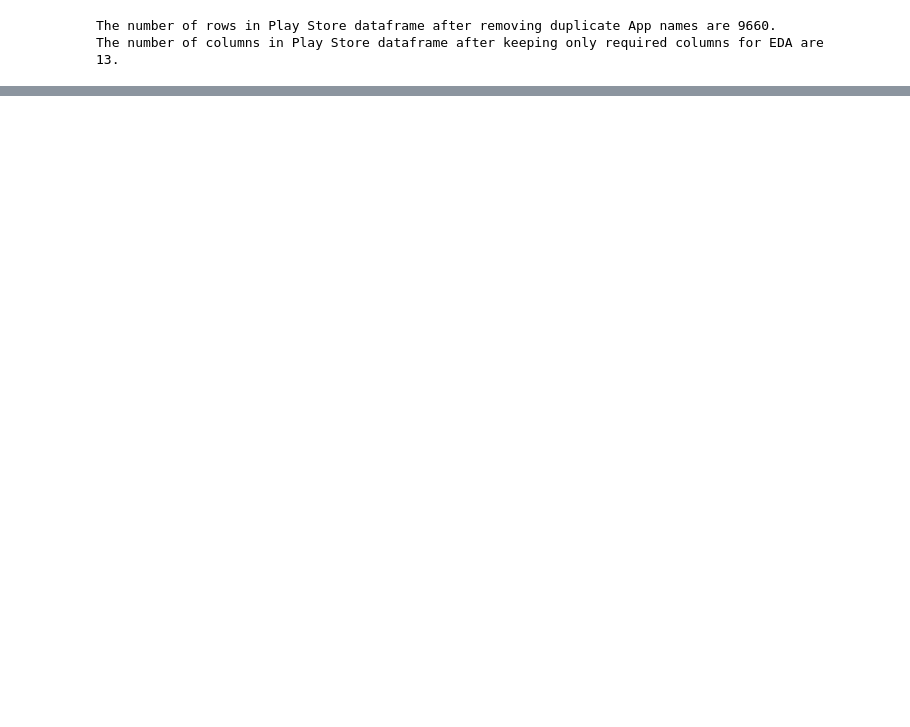
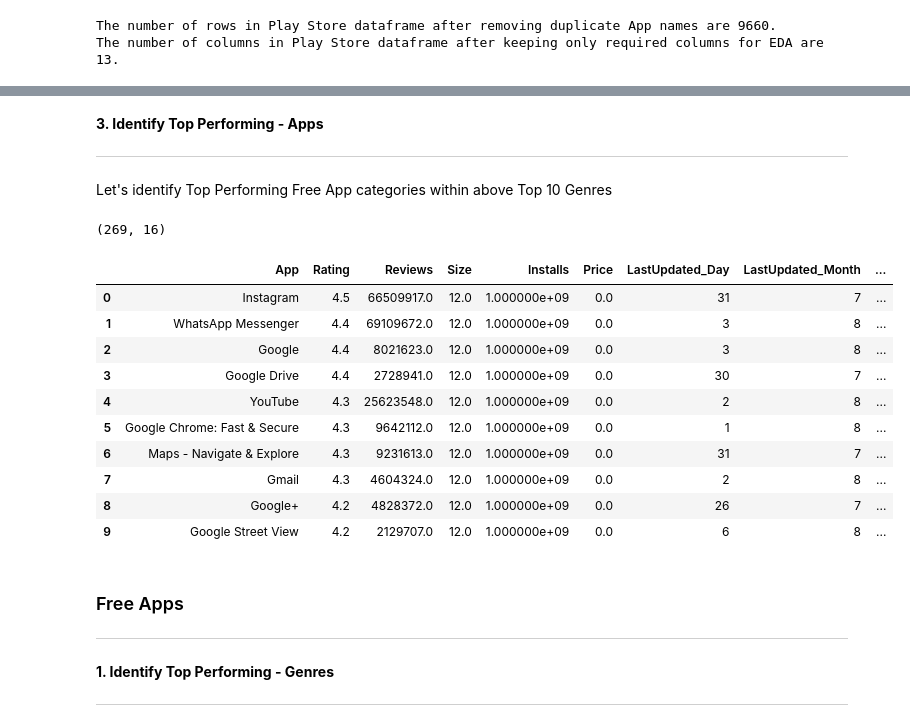
Before and after one commit to Sanddeep-K/Capstone_1_EDA_Play_Store_App_Review, a Jupyter notebook: Sandeep_K_Capstone_1_EDA_Play_Store_App_Review.ipynb, the cells around one changed output, grey strips where cells are left out. Saved outputs shown, nothing was run; the diff lists cells and outputs as text; code cells hidden in the pictures; blank space fills up the shorter version.

```diff
--- a/Sandeep_K_Capstone_1_EDA_Play_Store_App_Review.ipynb
+++ b/Sandeep_K_Capstone_1_EDA_Play_Store_App_Review.ipynb
@@ -197,0 +1311,5 @@ ps_data_df.columns = ps_data_df.columns.str.replace(' ', '_')
+# %%
+# Merging Top10 genres dataframe with base dataframe (abv_avg_free_app_data_df) to filter App data belongs to these Top10 Genres.
+
+merged_free_top10_genres_df = pd.merge(abv_avg_free_app_data_df, top10_genres_free_df1, how='inner', left_on='Genres', right_on='Genres')
+merged_free_top10_genres_df.shape
@@ -197,0 +1318,12 @@ ps_data_df.columns = ps_data_df.columns.str.replace(' ', '_')
+# %%
+# Now, we have found 269 - Above Average performing free Apps
+
+# Now, let's sort this data in below order and identify Top high performing "Categories" in Free App Business Model
+
+# top_perf_cat_free_df1 = merged_free_top10_genres_df.groupby("Category").mean().sort_values(by = ['Install','Rating','Reviews'], axis=0, ascending=[False, False, False], inplace=False)
+# top10_cat_free_df = top_perf_cat_free_df.head(10)
+# top10_cat_free_df
+
+abv_avg_free_app_data_df1 = merged_free_top10_genres_df.groupby("Category").mean().sort_values(by = ['Installs','Rating','Reviews'], axis=0, ascending=[False, False, False], inplace=False)
+top10_cat_free_df = abv_avg_free_app_data_df1.head(10)
+top10_cat_free_df
@@ -197,0 +1342,5 @@ ps_data_df.columns = ps_data_df.columns.str.replace(' ', '_')
+# %%
+# Let's get Top 10 Category names in Free Apps
+
+top10_cat_free_df1 = top10_cat_free_df.iloc[0:,:0]
+top10_cat_free_df1.reset_index()
@@ -197,0 +1358,39 @@ ps_data_df.columns = ps_data_df.columns.str.replace(' ', '_')
+# %% [markdown]
+**3. Identify Top Performing - Apps**
+
+-----
+# %% [markdown]
+Let's identify Top Performing Free App categories within above Top 10 Genres
+# %%
+# Merging Top categories dataframe with base dataframe (abv_avg_free_app_data_df) to filter App data belongs to these Top Categories.
+
+merged_free_top_cat_df = pd.merge(merged_free_top10_genres_df, top10_cat_free_df1, how='inner', left_on='Category', right_on='Category')
+merged_free_top_cat_df.shape
+# %% [output]
+(269, 16)
+# %%
+# Now, we have found 269 - Above Average performing free Apps
+
+# Now, let's sort this data in below order and identify Top high performing Top 10 "Apps" in Free App Business Model
+
+top10_app_free_df = merged_free_top_cat_df.groupby("App").sum().sort_values(by = ['Installs','Rating','Reviews'], axis=0, ascending=[False, False, False], inplace=False).head(10).reset_index()
+top10_app_free_df
+# %% [output]
+|  | App | Rating | Reviews | Size | Installs | Price | LastUpdated_Day | LastUpdated_Month | ... |
+| 0 | Instagram | 4.5 | 66509917.0 | 12.0 | 1.000000e+09 | 0.0 | 31 | 7 | ... |
+| 1 | WhatsApp Messenger | 4.4 | 69109672.0 | 12.0 | 1.000000e+09 | 0.0 | 3 | 8 | ... |
+| 2 | Google | 4.4 | 8021623.0 | 12.0 | 1.000000e+09 | 0.0 | 3 | 8 | ... |
+| 3 | Google Drive | 4.4 | 2728941.0 | 12.0 | 1.000000e+09 | 0.0 | 30 | 7 | ... |
+| 4 | YouTube | 4.3 | 25623548.0 | 12.0 | 1.000000e+09 | 0.0 | 2 | 8 | ... |
+| 5 | Google Chrome: Fast & Secure | 4.3 | 9642112.0 | 12.0 | 1.000000e+09 | 0.0 | 1 | 8 | ... |
+| 6 | Maps - Navigate & Explore | 4.3 | 9231613.0 | 12.0 | 1.000000e+09 | 0.0 | 31 | 7 | ... |
+| 7 | Gmail | 4.3 | 4604324.0 | 12.0 | 1.000000e+09 | 0.0 | 2 | 8 | ... |
+| 8 | Google+ | 4.2 | 4828372.0 | 12.0 | 1.000000e+09 | 0.0 | 26 | 7 | ... |
+| 9 | Google Street View | 4.2 | 2129707.0 | 12.0 | 1.000000e+09 | 0.0 | 6 | 8 | ... |
+# %% [markdown]
+### Free Apps
+-----
+# %% [markdown]
+**1. Identify Top Performing - Genres**
+
+-----
```
Also changed, not shown: parts of 177 cells of this notebook.
